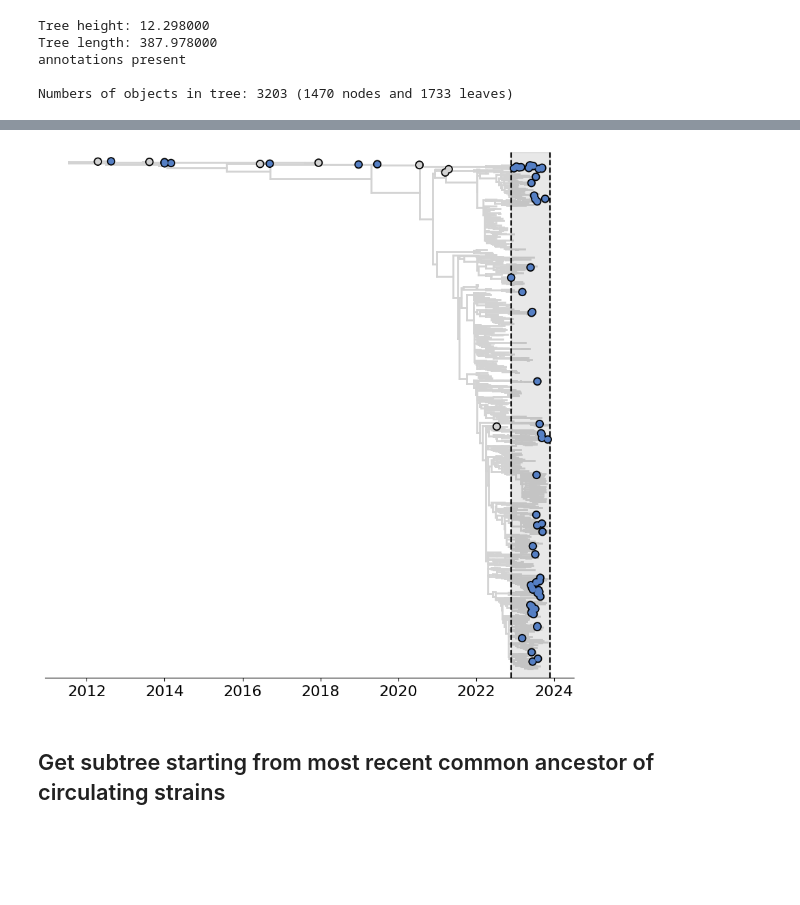
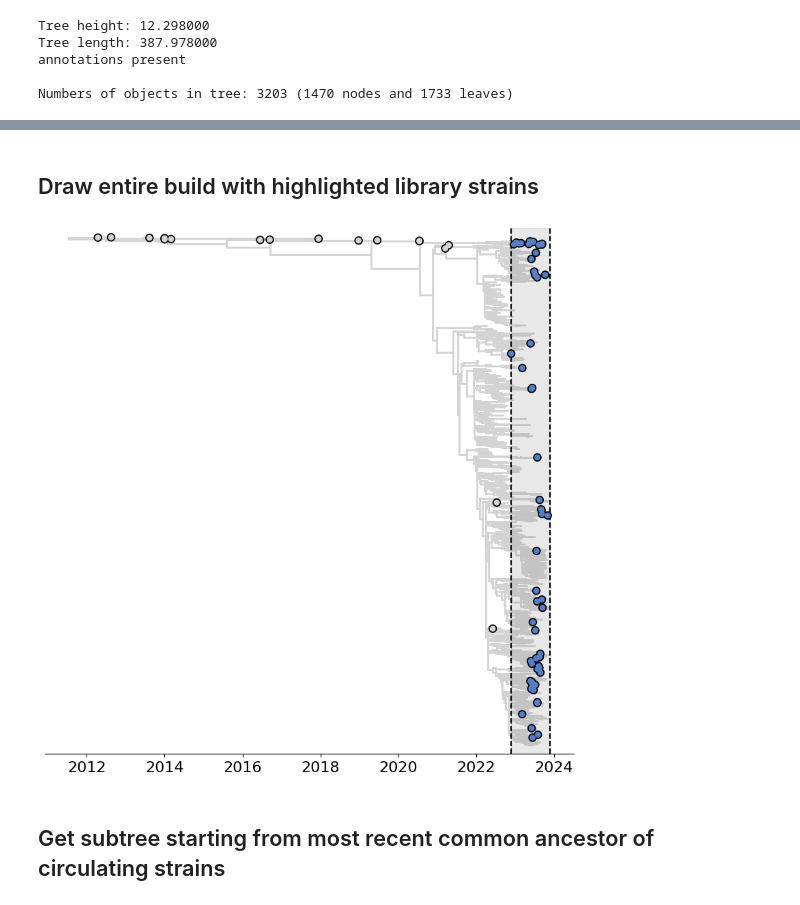
Before and after one commit to jbloomlab/flu_seqneut_H3N2_2023-2024, a Jupyter notebook: non-pipeline_analyses/draw_trees/plot_full_tree.ipynb, the cells around one changed output, grey strips where cells are left out. Drawn from its saved outputs; the diff is of its cells as text; code cells hidden in the pictures; blank space fills up the shorter version.

```diff
--- a/non-pipeline_analyses/draw_trees/plot_full_tree.ipynb
+++ b/non-pipeline_analyses/draw_trees/plot_full_tree.ipynb
@@ -140,3 +95,5 @@ library_strain_names_edit
+# %% [markdown]
+## Draw entire build with highlighted library strains
 # %%
 fig = plt.figure(figsize=(10,10),facecolor='w') ## create figure
 # gs = gridspec.GridSpec(1,1,wspace=0.0) ## using gridspec by default
@@ -144,20 +101,9 @@ ax=plt.subplot(
     # gs[0],
     facecolor='w') ## create axes
 
-vaccine_strain_ls = ['A/Texas/50/2012', 'A/Texas/50/2012_X-223A_13/252',
-                     'A/Switzerland/9715293/2013', 'A/Switzerland/9715293/2013_NIB-88',
-                     'A/Hong_Kong/4801/2014egg', 'A/Hong_Kong/4801/2014',
-                     'A/Singapore/INFIMH-16-0019/2016', 'A/Singapore/INFIMH-16-0019/2016_X-307A',
-                     'A/Kansas/14/2017', 'A/Kansas/14/2017_X-327',
-                     'A/Hong_Kong/45/2019', 'A/Hong_Kong/2671/2019',
-                     'A/Cambodia/e0826360/2020', 'A/Cambodia/e0826360/2020egg',
-                     'A/Darwin/6/2021', 'A/Darwin/9/2021',
-                     'A/Massachusets/18/2022',
-                     'A/Thailand/8/2022']
-
 # colors and sizes for vaccine strains and library strains
-point_colour = lambda k: 'lightgrey' if k.name in vaccine_strain_ls else '#557fc4' if k.name in library_strains_ls else 'black' ## colour red if vaccine strain, blue if circulating, otherwise black
-point_size = lambda k: 40 if k.name in vaccine_strain_ls else 40 if k.name in library_strains_ls else 0
+point_colour = lambda k: 'lightgrey' if k.name in vaccine_strains_ls else '#557fc4'
+point_size = lambda k: 40 if k.name in library_strains_ls else 0
 
 # x coordinate will be absolute time of node
 x_attr=lambda k: k.absoluteTime
@@ -179,34 +125,34 @@ ax.tick_params(axis='x',labelsize=16)
 
 ax.set_ylim(-30,ll.ySpan+30)
 
 # Remove ticks and spines except bottom
 [ax.spines[loc].set_visible(False) for loc in ax.spines if loc not in ['bottom']]
 ax.set_yticks([])
 ax.set_yticklabels([])
 
 
 # Add vertical line at library design
 library_design_date = 2023.8877
 plt.axvline(x=library_design_date, color='black', linestyle='--')
 
 # Add vertical line 12 months prior to library design
 prior_date = 2022.8877
 plt.axvline(x=prior_date, color='black', linestyle='--')
 
 # Add shaded box over library design period
 # Add a shaded box between x1 and x2
 plt.axvspan(prior_date, library_design_date, color='gray', alpha=0.18)
 
 
 plt.draw()
 
 # Save plot
 outfile = os.path.join('./results/full_tree_library_highlighted.png')
 plt.savefig(outfile, dpi = 600, bbox_inches = 'tight')
 
 plt.show()
 # %% [output]
-[figure, old version]
+[figure, new version]
 # %% [markdown]
 ## Get subtree starting from most recent common ancestor of circulating strains
 # %%
```
Also changed, not shown: parts of 21 cells of this notebook, 14 other files.
